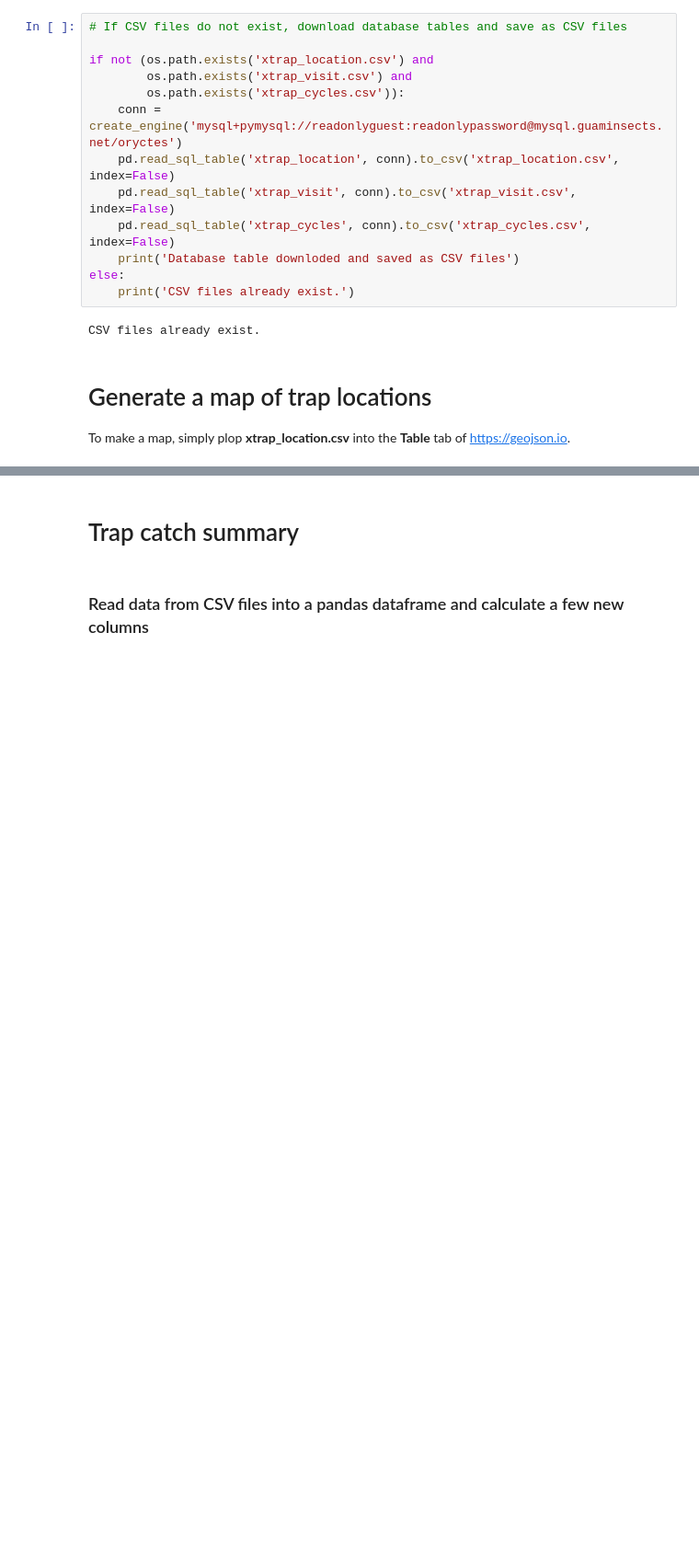
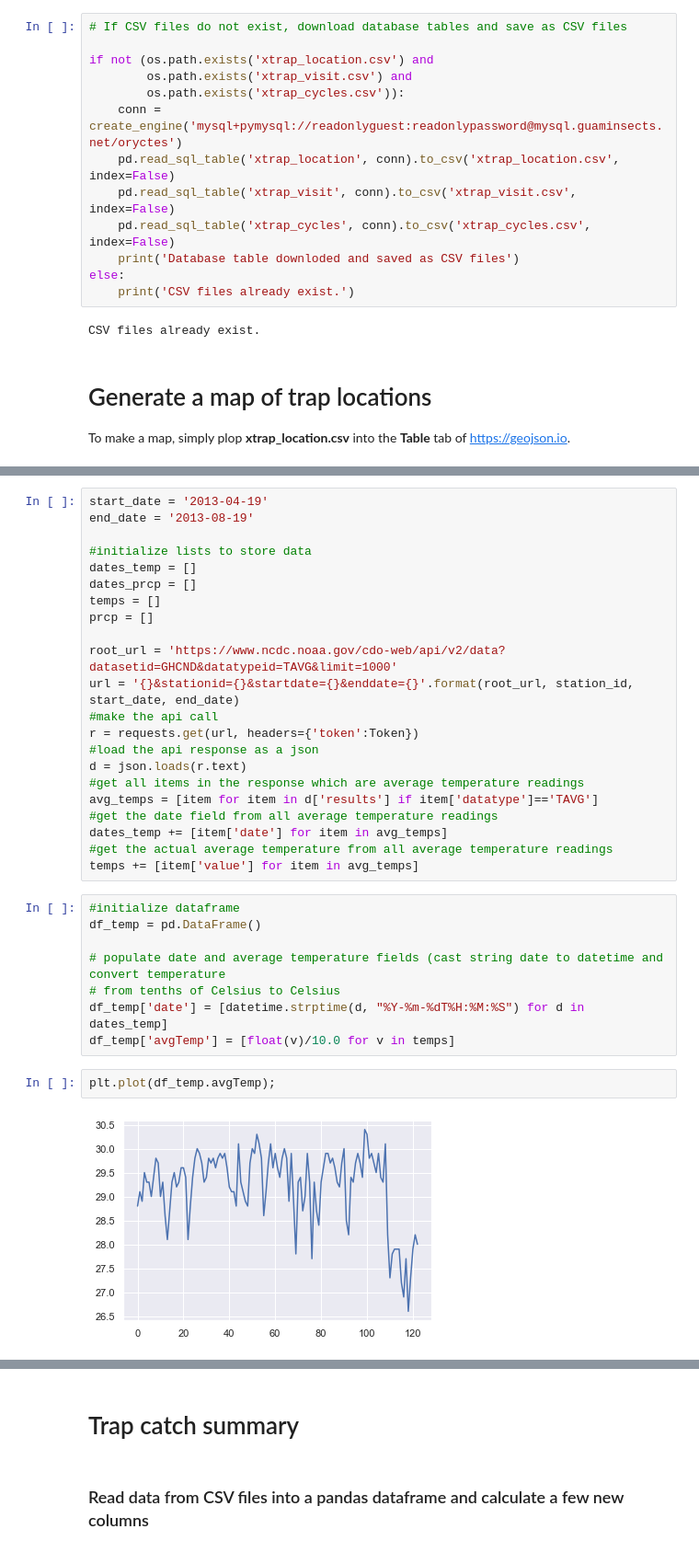
Before and after one commit to aubreymoore/CRB-trap-improvement, a Jupyter notebook: xtraps.ipynb, the cells around one changed output, grey strips where cells are left out. Shown at 92% size. Cells and saved outputs as stored; diff of their text form; blank space fills up the shorter version.

```diff
--- a/xtraps.ipynb
+++ b/xtraps.ipynb
@@ -109,0 +73,34 @@ df_temp.avgTemp.describe()
+# %%
+start_date = '2013-04-19'
+end_date = '2013-08-19'
+
+#initialize lists to store data
+dates_temp = []
+dates_prcp = []
+temps = []
+prcp = []
+
+root_url = 'https://www.ncdc.noaa.gov/cdo-web/api/v2/data?datasetid=GHCND&datatypeid=TAVG&limit=1000'
+url = '{}&stationid={}&startdate={}&enddate={}'.format(root_url, station_id, start_date, end_date)
+#make the api call
+r = requests.get(url, headers={'token':Token})
+#load the api response as a json
+d = json.loads(r.text)
+#get all items in the response which are average temperature readings
+avg_temps = [item for item in d['results'] if item['datatype']=='TAVG']
+#get the date field from all average temperature readings
+dates_temp += [item['date'] for item in avg_temps]
+#get the actual average temperature from all average temperature readings
+temps += [item['value'] for item in avg_temps]
+# %%
+#initialize dataframe
+df_temp = pd.DataFrame()
+
+# populate date and average temperature fields (cast string date to datetime and convert temperature
+# from tenths of Celsius to Celsius
+df_temp['date'] = [datetime.strptime(d, "%Y-%m-%dT%H:%M:%S") for d in dates_temp]
+df_temp['avgTemp'] = [float(v)/10.0 for v in temps]
+# %%
+plt.plot(df_temp.avgTemp);
+# %% [output]
+[figure, added]
```
Also changed, not shown: parts of 11 cells of this notebook, 4 other files.
